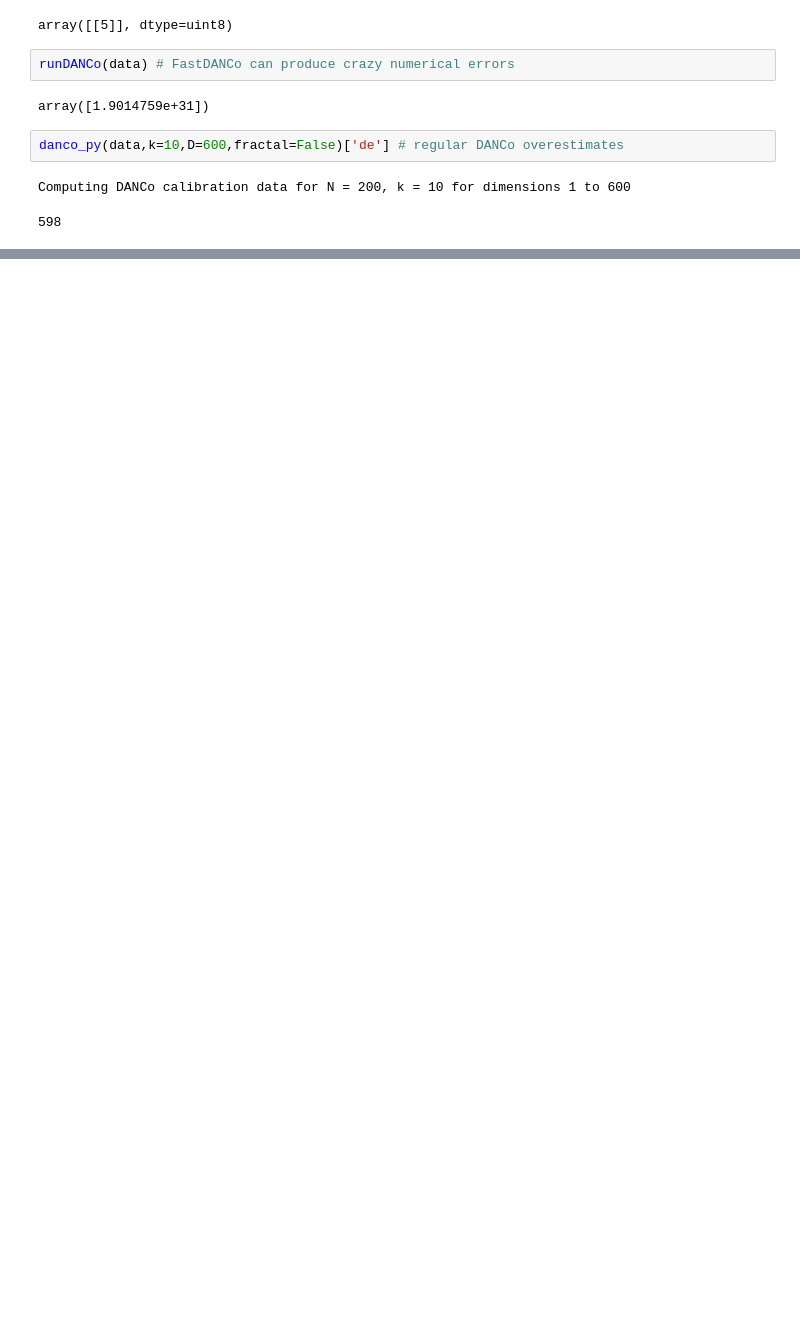
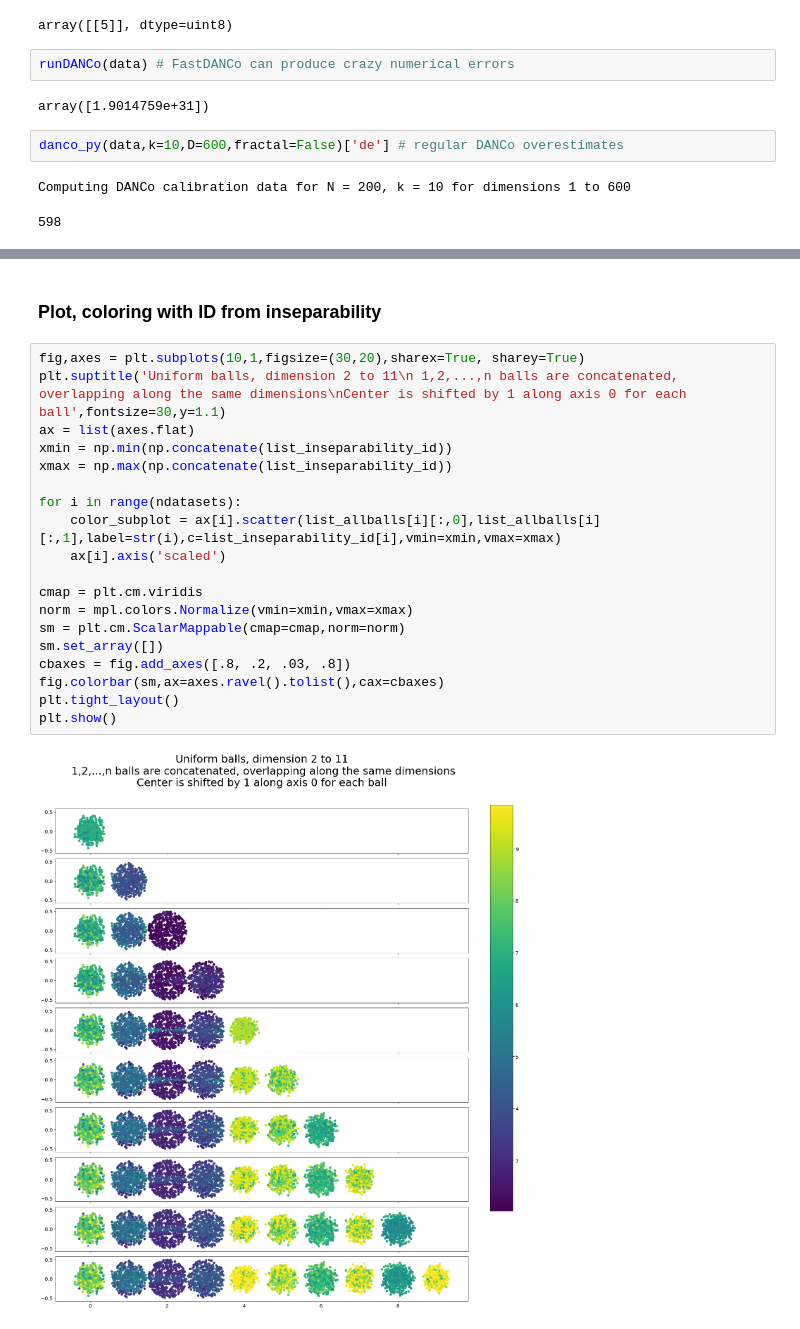
Before and after one commit to j-bac/id-concentration, a Jupyter notebook: notebooks/Test-separability-basics.ipynb, the cells around one changed output, grey strips where cells are left out. Saved outputs shown, nothing was run; the diff lists cells and outputs as text; blank space fills up the shorter version.

```diff
--- a/notebooks/Test-separability-basics.ipynb
+++ b/notebooks/Test-separability-basics.ipynb
@@ -300,0 +467,23 @@ SeparabilityAnalysis(data,alphas=np.arange(.1,.3,.001)[None]) # separability ove
+# %% [markdown]
+### Plot, coloring with ID from inseparability
+# %%
+fig,axes = plt.subplots(10,1,figsize=(30,20),sharex=True, sharey=True)
+plt.suptitle('Uniform balls, dimension 2 to 11\n 1,2,...,n balls are concatenated, overlapping along the same dimensions\nCenter is shifted by 1 along axis 0 for each ball',fontsize=30,y=1.1)
+ax = list(axes.flat)
+xmin = np.min(np.concatenate(list_inseparability_id))
+xmax = np.max(np.concatenate(list_inseparability_id))
+
+for i in range(ndatasets):
+    color_subplot = ax[i].scatter(list_allballs[i][:,0],list_allballs[i][:,1],label=str(i),c=list_inseparability_id[i],vmin=xmin,vmax=xmax)
+    ax[i].axis('scaled')
+
+cmap = plt.cm.viridis
+norm = mpl.colors.Normalize(vmin=xmin,vmax=xmax)
+sm = plt.cm.ScalarMappable(cmap=cmap,norm=norm)
+sm.set_array([])
+cbaxes = fig.add_axes([.8, .2, .03, .8])
+fig.colorbar(sm,ax=axes.ravel().tolist(),cax=cbaxes)
+plt.tight_layout()
+plt.show()
+# %% [output]
+[figure, added]
```
Also changed, not shown: parts of 21 cells of this notebook, 4 other files.
